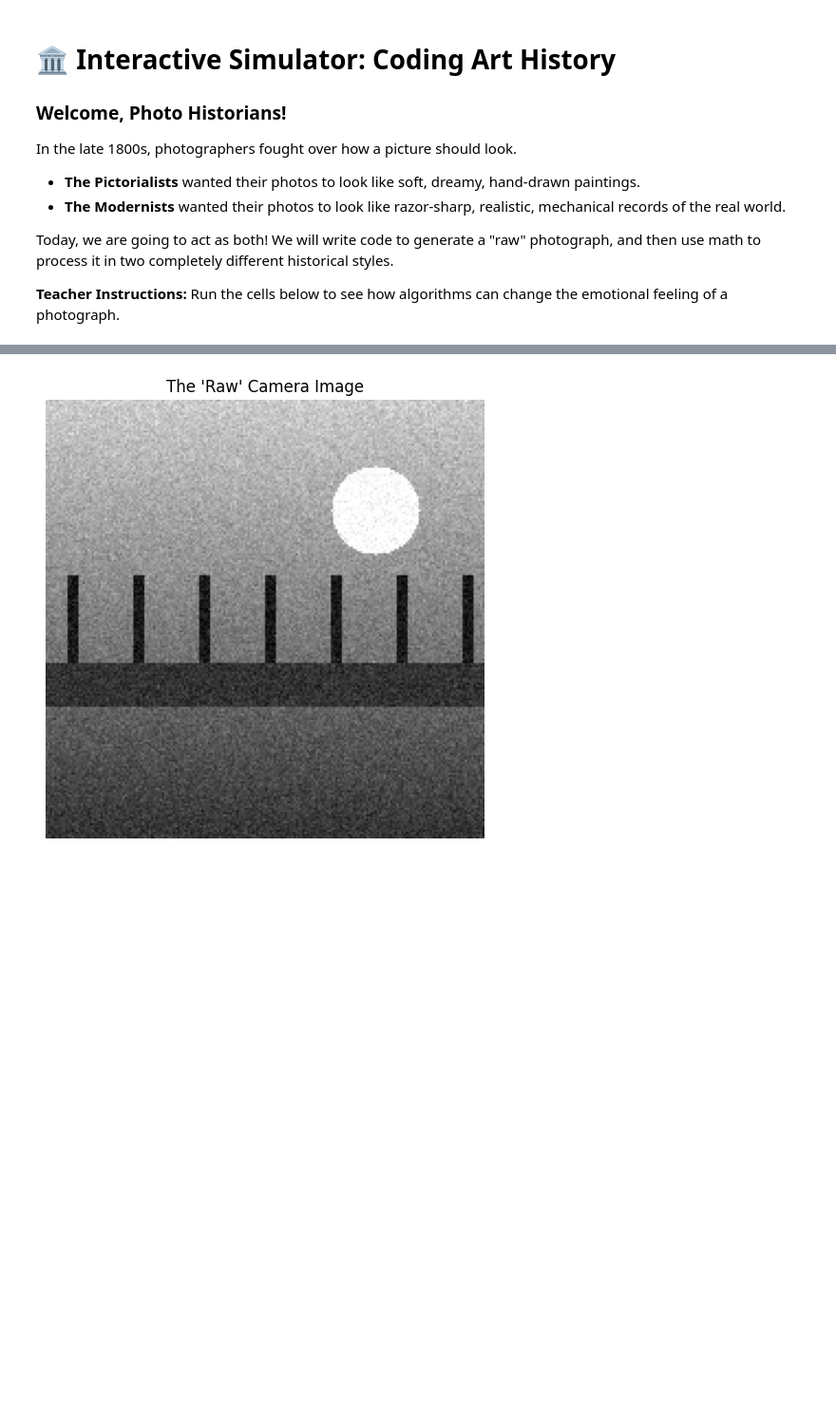
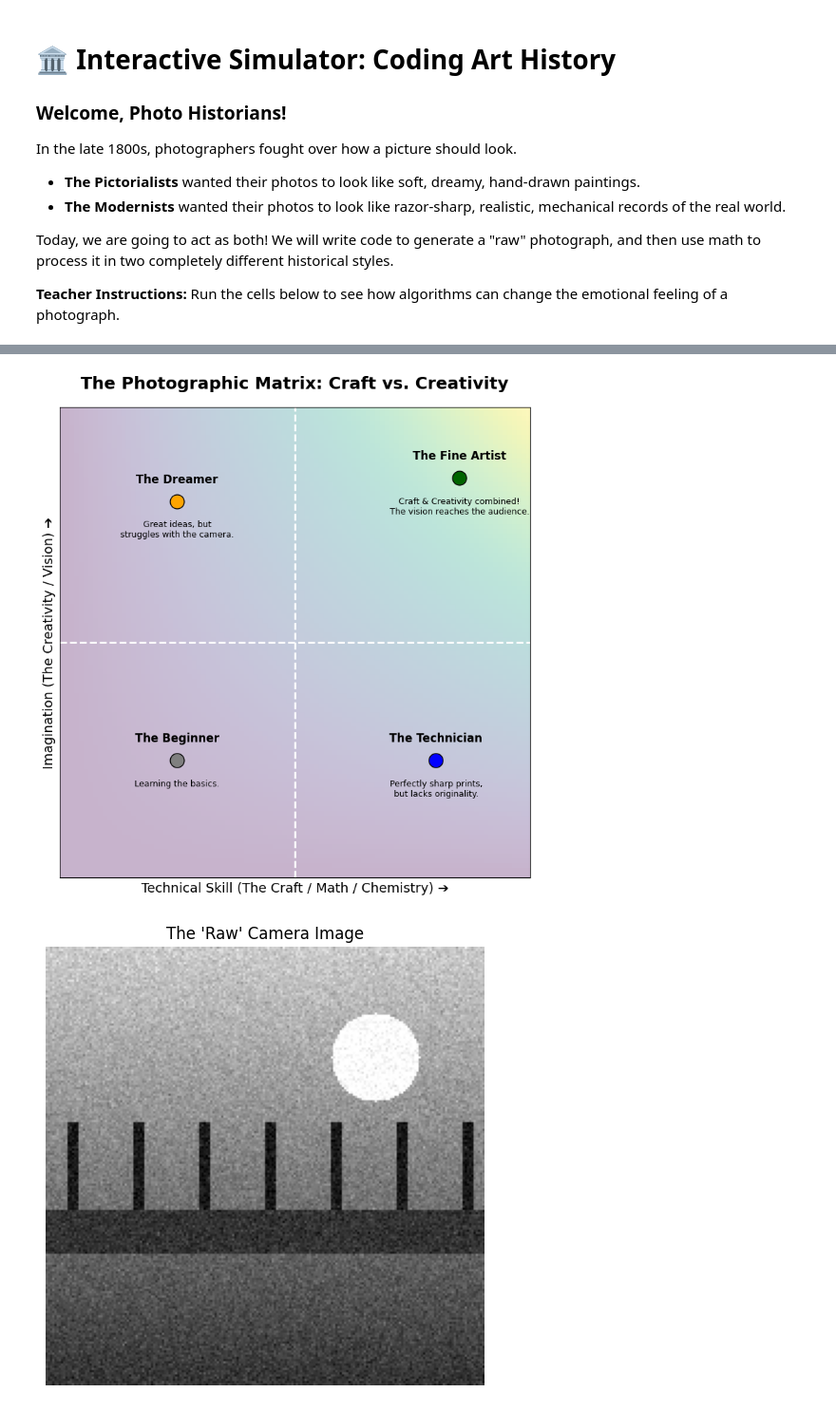
Before and after one commit to pjercic/analog-photography, a Jupyter notebook: 02_secondary/03_history_modernism_simulator.ipynb, the cells around one changed output, grey strips where cells are left out. Shown at 95% size. Saved outputs shown, nothing was run; the diff lists cells and outputs as text; code cells hidden in the pictures; blank space fills up the shorter version.

```diff
--- a/02_secondary/03_history_modernism_simulator.ipynb
+++ b/02_secondary/03_history_modernism_simulator.ipynb
@@ -13,3 +23,61 @@ Today, we are going to act as both! We will write code to generate a "raw" photo
+# %%
+import matplotlib.pyplot as plt
+import numpy as np
+
+def plot_creativity_vs_craft():
+    """
+    Generates a quadrant graph illustrating the relationship between
+    Technical Skill (Craft) and Imagination (Creativity) in photography.
+    """
+    fig, ax = plt.subplots(figsize=(10, 8))
+
+    # Create a subtle gradient background
+    x = np.linspace(0, 10, 100)
+    y = np.linspace(0, 10, 100)
+    X, Y = np.meshgrid(x, y)
+    Z = X * Y  # The "Fine Art" multiplier (Craft * Creativity)
+
+    # Plot the background heatmap (Yellow/Green = Good, Purple = Needs Work)
+    heatmap = ax.imshow(Z, extent=[0, 10, 0, 10], origin='lower', cmap='viridis', alpha=0.3)
+
+    # Draw quadrant dividers
+    ax.axhline(5, color='white', linestyle='--', linewidth=2)
+    ax.axvline(5, color='white', linestyle='--', linewidth=2)
+
+    # Define the four personas from the text
+    personas = {
+        "The Beginner": {"x": 2.5, "y": 2.5, "color": "gray", "desc": "Learning the basics."},
+        "The Dreamer": {"x": 2.5, "y": 8.0, "color": "orange", "desc": "Great ideas, but\nstruggles with the camera."},
+        "The Technician": {"x": 8.0, "y": 2.5, "color": "blue", "desc": "Perfectly sharp prints,\nbut lacks originality."},
+        "The Fine Artist": {"x": 8.5, "y": 8.5, "color": "darkgreen", "desc": "Craft & Creativity combined!\nThe vision reaches the audience."}
+    }
+
+    # Plot the personas
+    for name, data in personas.items():
+        # Plot the point
+        ax.plot(data["x"], data["y"], marker='o', markersize=15, color=data["color"], markeredgecolor='black')
+        # Add the title
+        ax.text(data["x"], data["y"] + 0.4, name, fontweight='bold', ha='center', color='black', fontsize=12)
+        # Add the description
+        ax.text(data["x"], data["y"] - 0.4, data["desc"], ha='center', va='top', color='black', fontsize=9)
+
+    # Formatting the graph
+    ax.set_title("The Photographic Matrix: Craft vs. Creativity", fontsize=18, fontweight='bold', pad=20)
+    ax.set_xlabel("Technical Skill (The Craft / Math / Chemistry) ➔", fontsize=14)
+    ax.set_ylabel("Imagination (The Creativity / Vision) ➔", fontsize=14)
+
+    ax.set_xlim(0, 10)
+    ax.set_ylim(0, 10)
+    ax.set_xticks([])
+    ax.set_yticks([])
+
+    plt.tight_layout()
+    plt.show()
+
+# Run the visualization!
+plot_creativity_vs_craft()
+# %% [output]
+[figure, added]
 # %%
 import numpy as np
 import matplotlib.pyplot as plt
```
Also changed, not shown: parts of 1 cell of this notebook, 4 other files.
